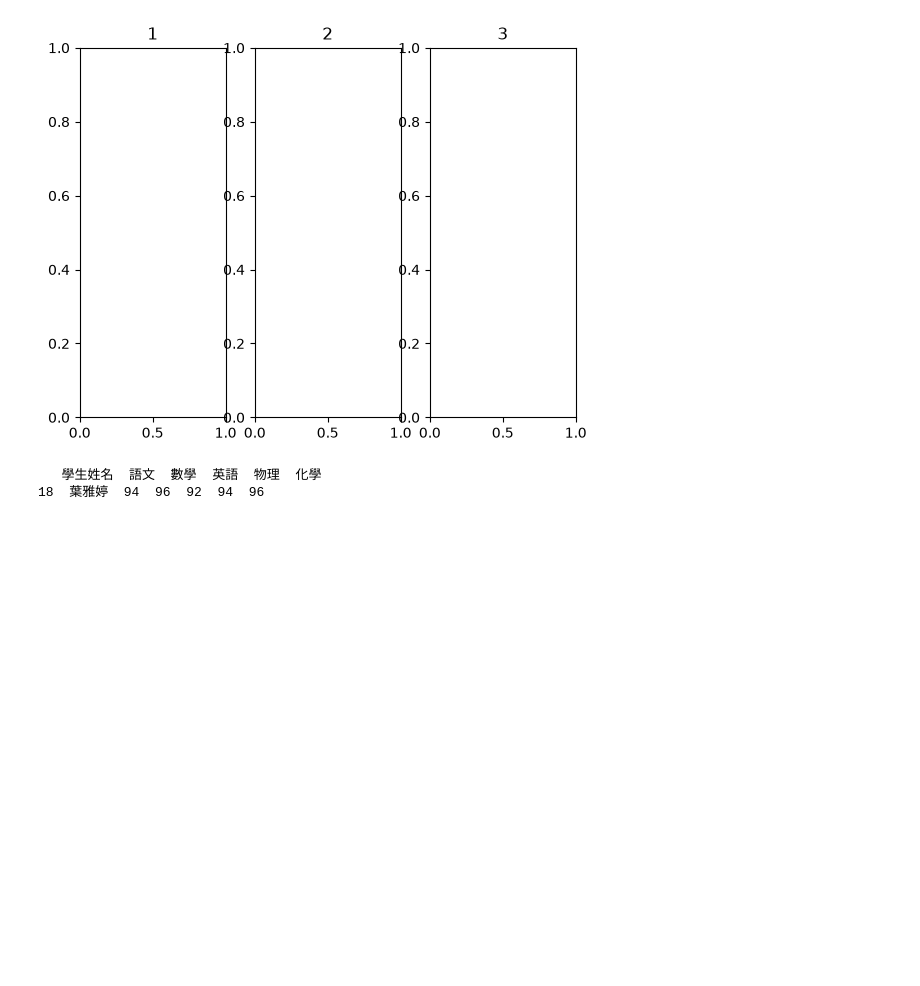
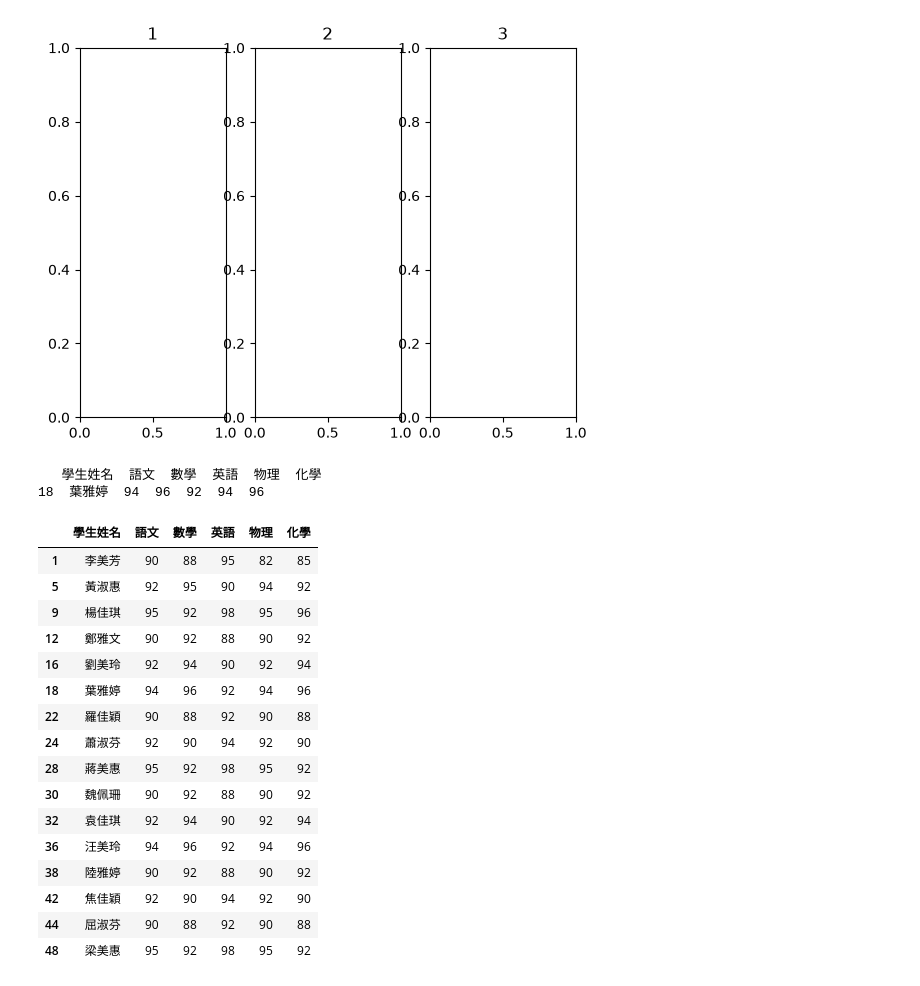
Before and after one commit to Valeriaya512/Python_course, a Jupyter notebook: 06_13/lesson3.ipynb, the cells around one changed output. Saved outputs shown, nothing was run; the diff lists cells and outputs as text; code cells hidden in the pictures; blank space fills up the shorter version.

```diff
--- a/06_13/lesson3.ipynb
+++ b/06_13/lesson3.ipynb
@@ -50,3 +51,23 @@ print(choose)
 # %% [output]
    學生姓名  語文  數學  英語  物理  化學
 18  葉雅婷  94  96  92  94  96
+# %%
+df[df["語文"] >= 90]
+# %% [output]
+|  | 學生姓名 | 語文 | 數學 | 英語 | 物理 | 化學 |
+| 1 | 李美芳 | 90 | 88 | 95 | 82 | 85 |
+| 5 | 黃淑惠 | 92 | 95 | 90 | 94 | 92 |
+| 9 | 楊佳琪 | 95 | 92 | 98 | 95 | 96 |
+| 12 | 鄭雅文 | 90 | 92 | 88 | 90 | 92 |
+| 16 | 劉美玲 | 92 | 94 | 90 | 92 | 94 |
+| 18 | 葉雅婷 | 94 | 96 | 92 | 94 | 96 |
+| 22 | 羅佳穎 | 90 | 88 | 92 | 90 | 88 |
+| 24 | 蕭淑芬 | 92 | 90 | 94 | 92 | 90 |
+| 28 | 蔣美惠 | 95 | 92 | 98 | 95 | 92 |
+| 30 | 魏佩珊 | 90 | 92 | 88 | 90 | 92 |
+| 32 | 袁佳琪 | 92 | 94 | 90 | 92 | 94 |
+| 36 | 汪美玲 | 94 | 96 | 92 | 94 | 96 |
+| 38 | 陸雅婷 | 90 | 92 | 88 | 90 | 92 |
+| 42 | 焦佳穎 | 92 | 90 | 94 | 92 | 90 |
+| 44 | 屈淑芬 | 90 | 88 | 92 | 90 | 88 |
+| 48 | 梁美惠 | 95 | 92 | 98 | 95 | 92 |
```
Also changed, not shown: parts of 4 cells of this notebook, 1 other file.
